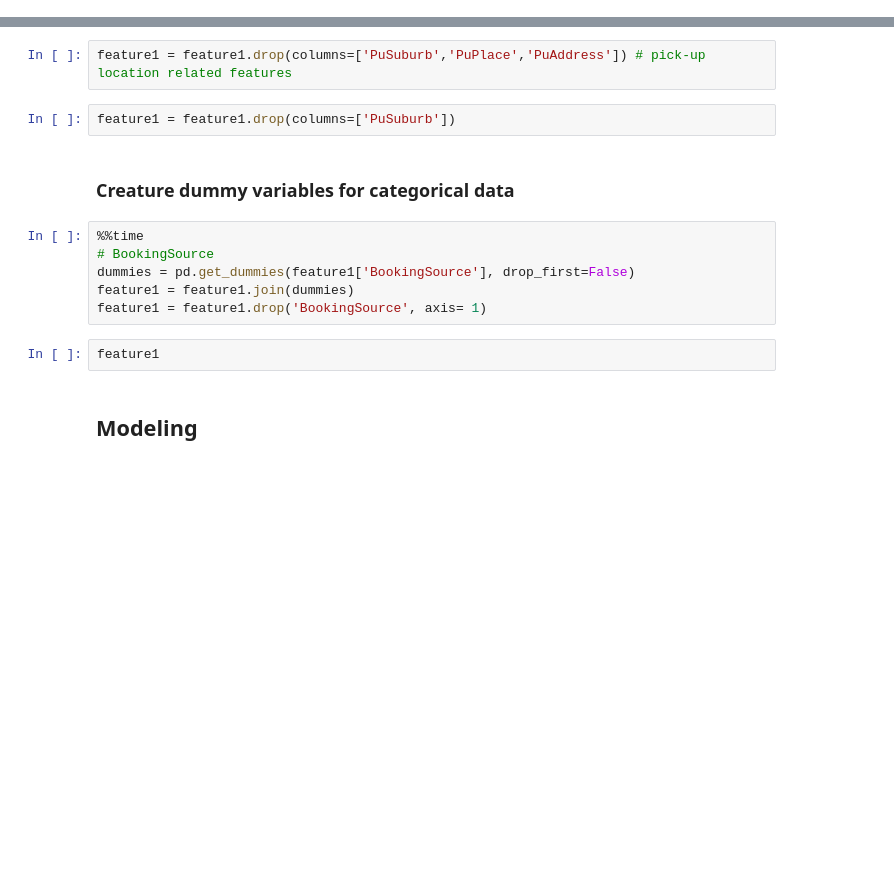
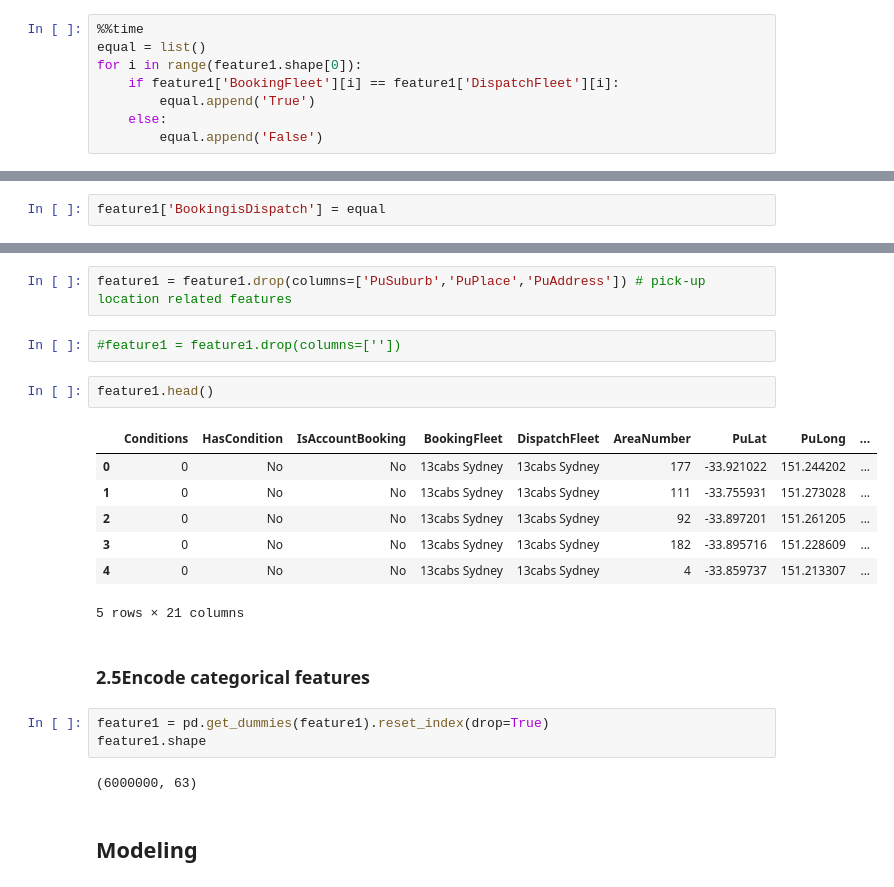
Before and after one commit to xhua0336/Taxi_booking_analysis, a Jupyter notebook: Modeling.ipynb, the cells around one changed output, grey strips where cells are left out. Cells and saved outputs as stored; diff of their text form; blank space fills up the shorter version.

```diff
--- a/Modeling.ipynb
+++ b/Modeling.ipynb
@@ -199,0 +201,8 @@ feature1.head()
+# %%
+%%time
+equal = list()
+for i in range(feature1.shape[0]):
+    if feature1['BookingFleet'][i] == feature1['DispatchFleet'][i]:
+        equal.append('True')
+    else:
+        equal.append('False')
@@ -200 +211,3 @@ feature1.head()
+# %%
+feature1['BookingisDispatch'] = equal
 # %% [markdown]
@@ -254,16 +267,23 @@ feature1 = feature1.drop(columns=['CreatedDate', 'RequestedDate']) #date feature
 # %%
 feature1 = feature1.drop(columns=['PuSuburb','PuPlace','PuAddress']) # pick-up location related features
 # %%
-feature1 = feature1.drop(columns=['PuSuburb'])
+#feature1 = feature1.drop(columns=[''])
-# %% [markdown]
-### Creature dummy variables for categorical data
-# %%
-%%time
-# BookingSource
-dummies = pd.get_dummies(feature1['BookingSource'], drop_first=False)
-feature1 = feature1.join(dummies)
-feature1 = feature1.drop('BookingSource', axis= 1)
 # %%
-feature1
+feature1.head()
+# %% [output]
+|  | Conditions | HasCondition | IsAccountBooking | BookingFleet | DispatchFleet | AreaNumber | PuLat | PuLong | ... |
+| 0 | 0 | No | No | 13cabs Sydney | 13cabs Sydney | 177 | -33.921022 | 151.244202 | ... |
+| 1 | 0 | No | No | 13cabs Sydney | 13cabs Sydney | 111 | -33.755931 | 151.273028 | ... |
+| 2 | 0 | No | No | 13cabs Sydney | 13cabs Sydney | 92 | -33.897201 | 151.261205 | ... |
+| 3 | 0 | No | No | 13cabs Sydney | 13cabs Sydney | 182 | -33.895716 | 151.228609 | ... |
+| 4 | 0 | No | No | 13cabs Sydney | 13cabs Sydney | 4 | -33.859737 | 151.213307 | ... |
+5 rows × 21 columns
+# %% [markdown]
+### 2.5Encode categorical features
+# %%
+feature1 = pd.get_dummies(feature1).reset_index(drop=True)
+feature1.shape
+# %% [output]
+(6000000, 63)
 # %% [markdown]
 ## Modeling
```
Also changed, not shown: parts of 8 cells of this notebook.
